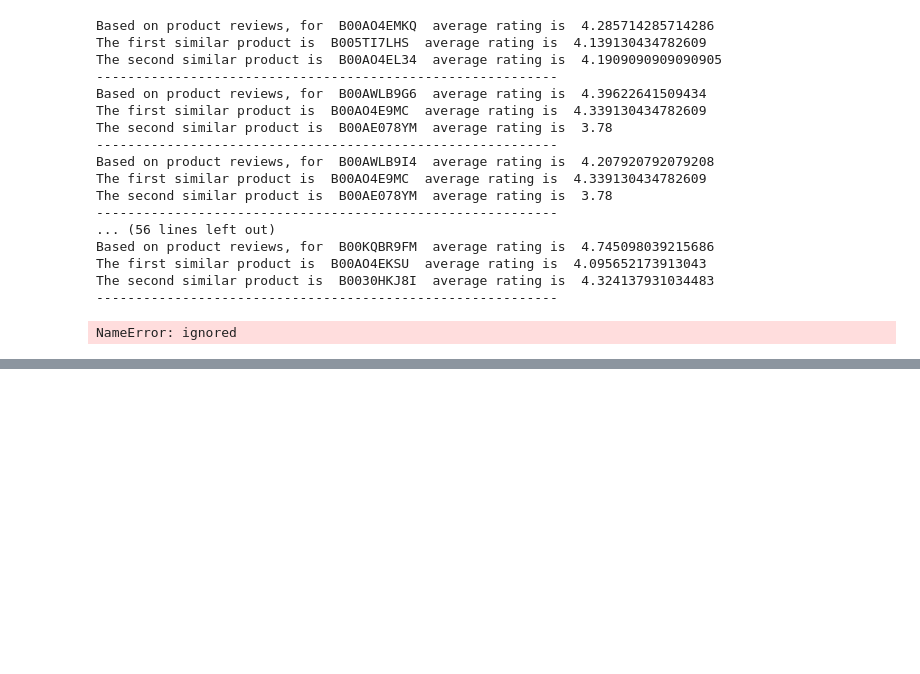
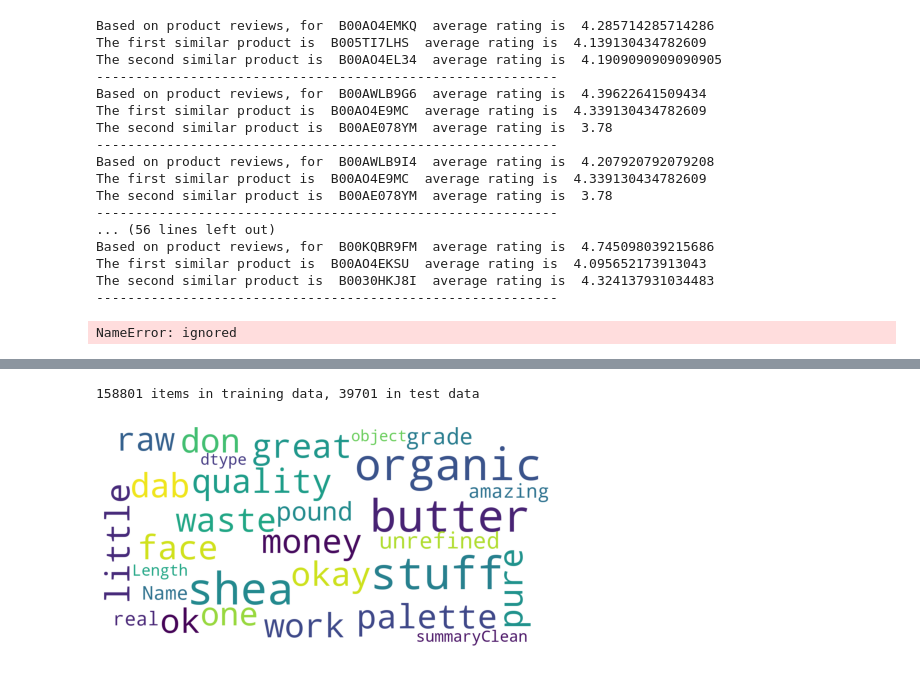
Before and after one commit to vanshika7-max/Amazon-Product-Recommendation-Engine, a Jupyter notebook: Vanshika_Raj_Product_Recommendation_Engine_Capstone_Project.ipynb, the cells around one changed output, grey strips where cells are left out. Saved outputs shown, nothing was run; the diff lists cells and outputs as text; code cells hidden in the pictures; blank space fills up the shorter version.

```diff
--- a/Vanshika_Raj_Product_Recommendation_Engine_Capstone_Project.ipynb
+++ b/Vanshika_Raj_Product_Recommendation_Engine_Capstone_Project.ipynb
@@ -611,0 +684,3 @@ NameError: ignored
+# %%
+
+review = result.drop(columns=['reviewTime','unixReviewTime','reviewText','reviewerID','asin','reviewerName'])
@@ -611,0 +730,63 @@ NameError: ignored
+# %%
+# Feature extraction from reviewsText
+# Assign new dimension to each word and give the word counts
+
+
+regEx = re.compile('[^a-z]+')
+def cleanReviews(reviewText):
+    reviewText = reviewText.lower()
+    reviewText = regEx.sub(' ', reviewText).strip()
+    return reviewText
+
+review["summaryClean"] = review["summary"].apply(cleanReviews)
+
+train, test = train_test_split(review, test_size=0.2)
+print("%d items in training data, %d in test data" % (len(train), len(test)))
+# %% [output]
+158801 items in training data, 39701 in test data
+# %%
+countVector = CountVectorizer(min_df = 1, ngram_range = (1, 4))
+X_train_counts = countVector.fit_transform(train["summaryClean"])
+
+#applying tfidf to term frequency
+tfidf_transformer = TfidfTransformer()
+X_train_tfidf = tfidf_transformer.fit_transform(X_train_counts)
+import matplotlib as mpl
+X_new_counts = countVector.transform(test["summaryClean"])
+X_test_tfidf = tfidf_transformer.transform(X_new_counts)
+
+y_train = train["sentiment"]
+y_test = test["sentiment"]
+
+prediction = dict()
+
+stopwords = set(STOPWORDS)
+
+#mpl.rcParams['figure.figsize']=(8.0,6.0)    #(6.0,4.0)
+mpl.rcParams['font.size']=12                #10
+mpl.rcParams['savefig.dpi']=100             #72
+mpl.rcParams['figure.subplot.bottom']=.1
+
+
+def show_wordcloud(data, title = None):
+    wordcloud = WordCloud(
+        background_color='white',
+        stopwords=stopwords,
+        max_words=200,
+        max_font_size=40,
+        scale=3,
+        random_state=1 # chosen at random by flipping a coin; it was heads
+    ).generate(str(data))
+
+    fig = plt.figure(1, figsize=(8, 8))
+    plt.axis('off')
+    if title:
+        fig.suptitle(title, fontsize=20)
+        fig.subplots_adjust(top=2.3)
+
+    plt.imshow(wordcloud)
+    plt.show()
+
+show_wordcloud(review["summaryClean"])
+# %% [output]
+[figure, added]
```
Also changed, not shown: parts of 31 cells of this notebook.
